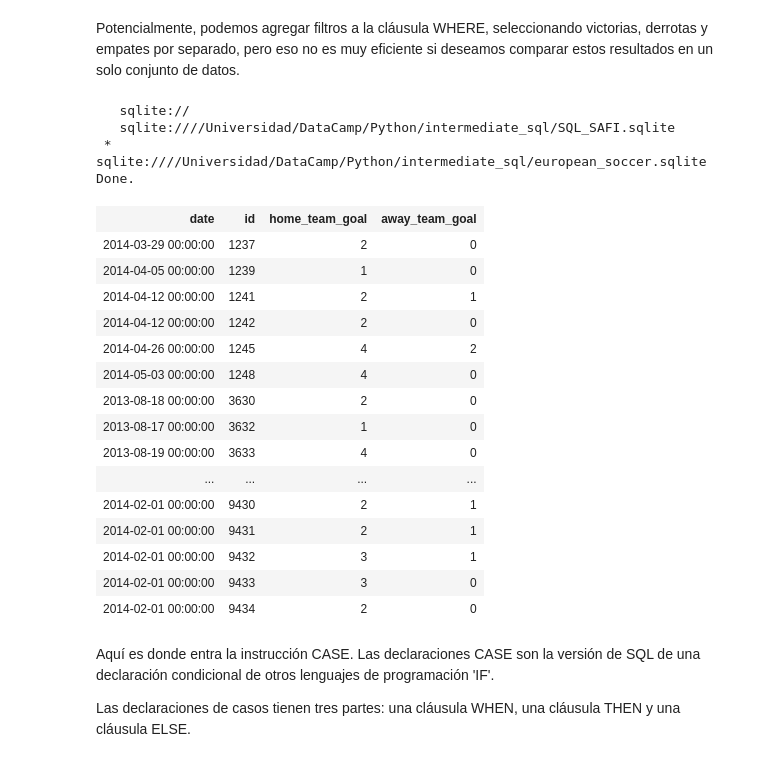
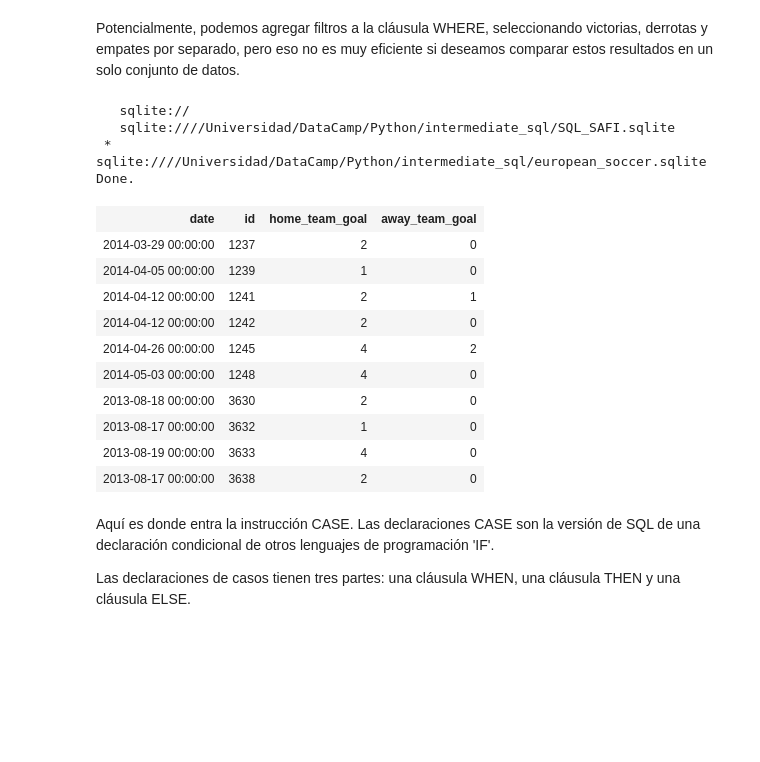
Before and after one commit to adinamarca/notebooks, a Jupyter notebook: SQL/notebook.ipynb, the cells around one changed output. Cells and saved outputs as stored; diff of their text form; code cells hidden in the pictures; blank space fills up the shorter version.

```diff
--- a/SQL/notebook.ipynb
+++ b/SQL/notebook.ipynb
@@ -152,29 +152,25 @@ Potencialmente, podemos agregar filtros a la cláusula WHERE, seleccionando vict
 # %%
 %sql SELECT date, id, home_team_goal, away_team_goal \
 FROM match \
 WHERE season = '2013/2014' \
-AND home_team_goal > away_team_goal
+AND home_team_goal > away_team_goal \
+LIMIT 10
 # %% [output]
    sqlite://
    sqlite:////Universidad/DataCamp/Python/intermediate_sql/SQL_SAFI.sqlite
  * sqlite:////Universidad/DataCamp/Python/intermediate_sql/european_soccer.sqlite
 Done.
 | date | id | home_team_goal | away_team_goal |
 | 2014-03-29 00:00:00 | 1237 | 2 | 0 |
 | 2014-04-05 00:00:00 | 1239 | 1 | 0 |
 | 2014-04-12 00:00:00 | 1241 | 2 | 1 |
 | 2014-04-12 00:00:00 | 1242 | 2 | 0 |
 | 2014-04-26 00:00:00 | 1245 | 4 | 2 |
 | 2014-05-03 00:00:00 | 1248 | 4 | 0 |
 | 2013-08-18 00:00:00 | 3630 | 2 | 0 |
 | 2013-08-17 00:00:00 | 3632 | 1 | 0 |
 | 2013-08-19 00:00:00 | 3633 | 4 | 0 |
-| ... | ... | ... | ... |
-| 2014-02-01 00:00:00 | 9430 | 2 | 1 |
-| 2014-02-01 00:00:00 | 9431 | 2 | 1 |
-| 2014-02-01 00:00:00 | 9432 | 3 | 1 |
-| 2014-02-01 00:00:00 | 9433 | 3 | 0 |
-| 2014-02-01 00:00:00 | 9434 | 2 | 0 |
+| 2013-08-17 00:00:00 | 3638 | 2 | 0 |
 # %% [markdown]
 Aquí es donde entra la instrucción CASE. Las declaraciones CASE son la versión de SQL de una declaración condicional de otros lenguajes de programación 'IF'.
 
```
Also changed, not shown: parts of 3 cells of this notebook.
